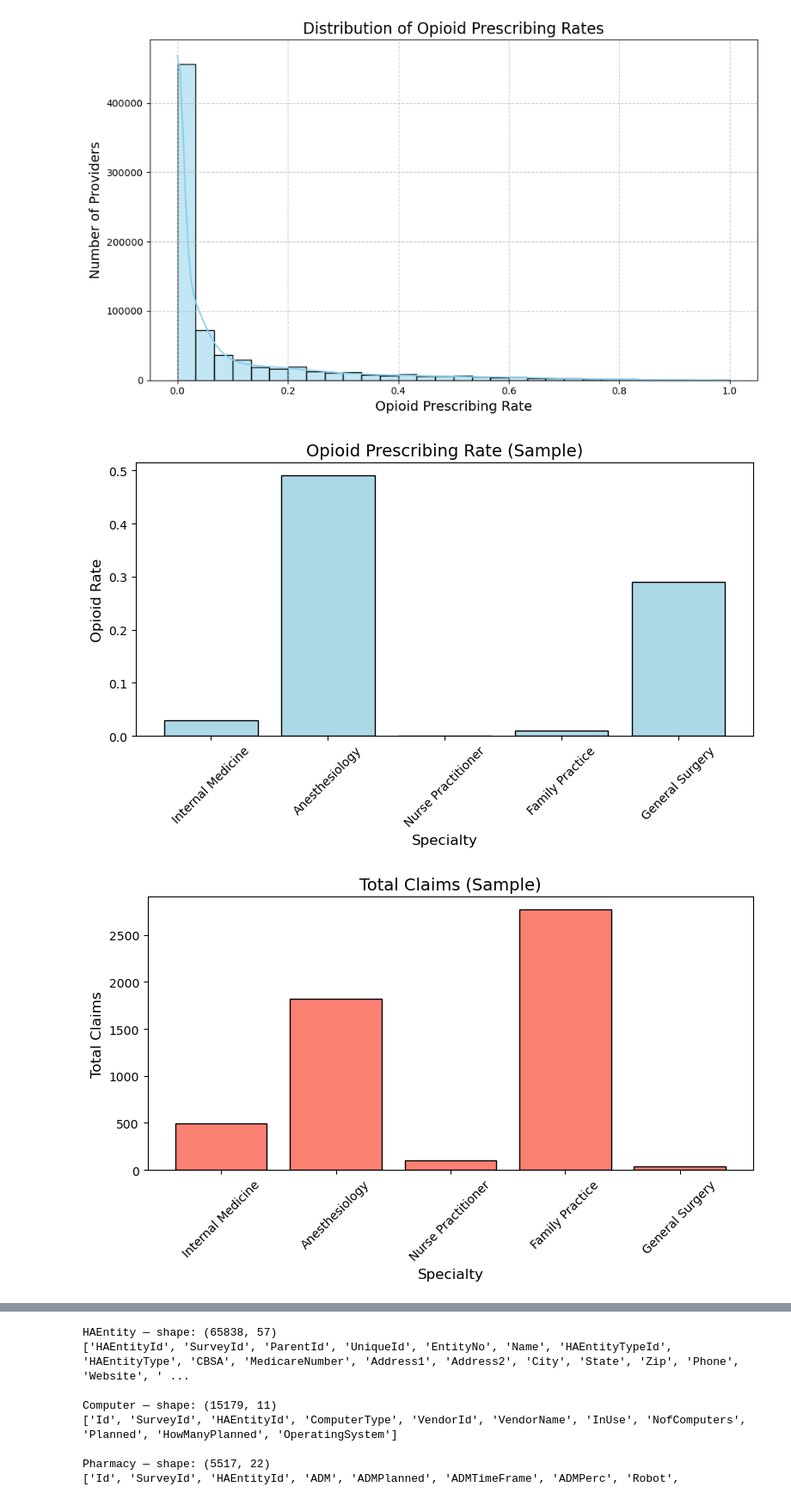
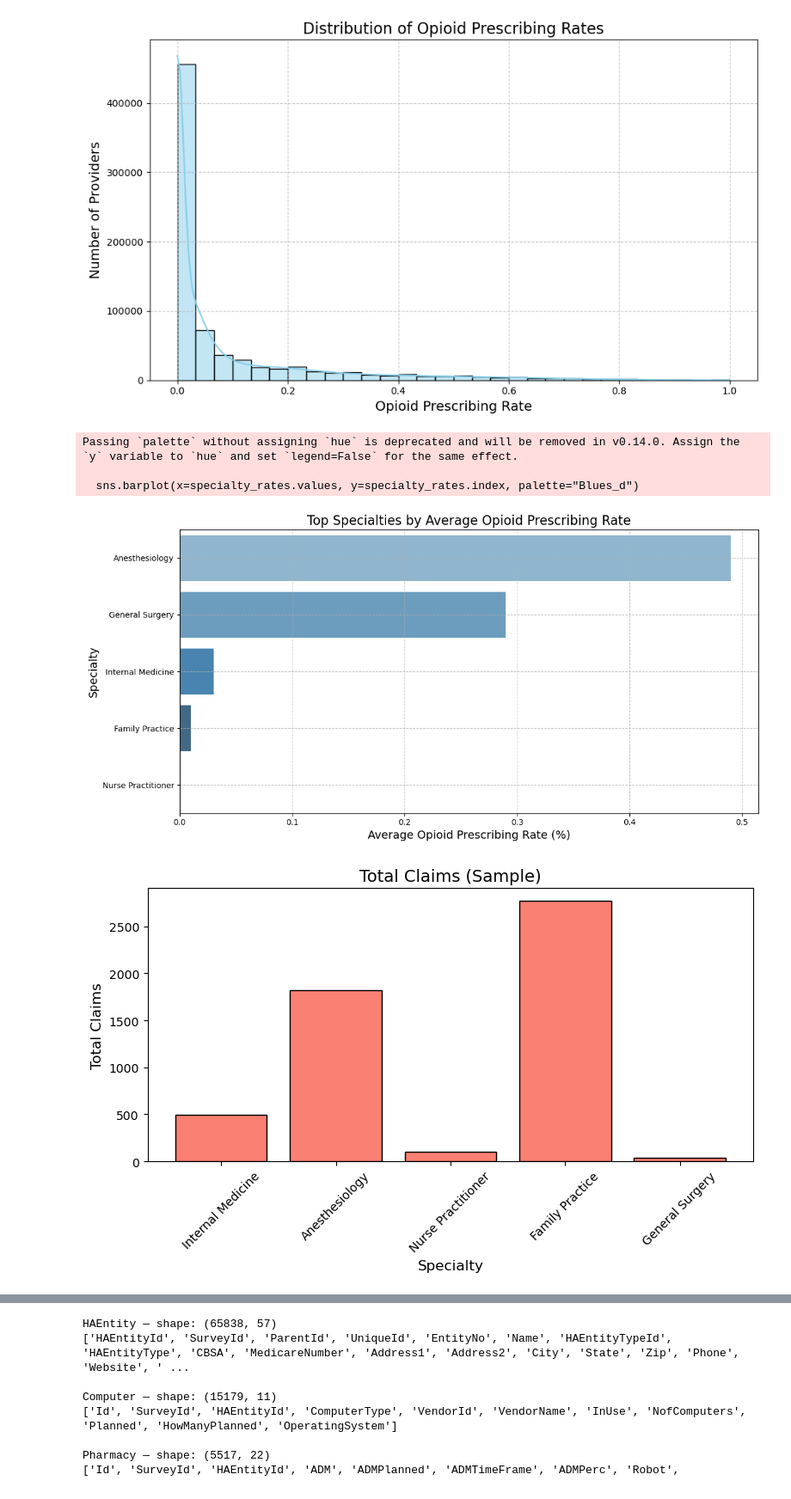
Before and after one commit to srak71/8660-GroupProject, a Jupyter notebook: OP-HIMSS-EDA.ipynb, the cells around one changed output, grey strips where cells are left out. Shown at 86% size. Saved outputs shown, nothing was run; the diff lists cells and outputs as text; code cells hidden in the pictures.

Commit message:
added relavent plots

```diff
--- a/OP-HIMSS-EDA.ipynb
+++ b/OP-HIMSS-EDA.ipynb
@@ -72,27 +72,33 @@ plt.show()
 # %%
 sample_data = op_data[["specialty", "opioid_rate", "total_claims"]].head()
 x = np.arange(len(sample_data))
 width = 0.4
 
-plt.figure(figsize=(8,5))
-plt.bar(sample_data['specialty'], sample_data['opioid_rate'], color='lightblue', edgecolor='black')
-plt.title('Opioid Prescribing Rate (Sample)', fontsize=14)
-plt.xlabel('Specialty', fontsize=12)
-plt.ylabel('Opioid Rate', fontsize=12)
-plt.xticks(rotation=45)
+specialty_rates = sample_data.groupby('specialty')['opioid_rate'].mean().sort_values(ascending=False).head(10)
+
+plt.figure(figsize=(12, 6))
+sns.barplot(x=specialty_rates.values, y=specialty_rates.index, palette="Blues_d")
+
+plt.title('Top Specialties by Average Opioid Prescribing Rate', fontsize=16)
+plt.xlabel('Average Opioid Prescribing Rate (%)', fontsize=14)
+plt.ylabel('Specialty', fontsize=14)
+plt.grid(True, linestyle='--', alpha=0.7)
 plt.tight_layout()
 plt.show()
 
 plt.figure(figsize=(8,5))
 plt.bar(sample_data['specialty'], sample_data['total_claims'], color='salmon', edgecolor='black')
 plt.title('Total Claims (Sample)', fontsize=14)
 plt.xlabel('Specialty', fontsize=12)
 plt.ylabel('Total Claims', fontsize=12)
 plt.xticks(rotation=45)
 plt.tight_layout()
 plt.show()
 # %% [output]
+Passing `palette` without assigning `hue` is deprecated and will be removed in v0.14.0. Assign the `y` variable to `hue` and set `legend=False` for the same effect.
+
+  sns.barplot(x=specialty_rates.values, y=specialty_rates.index, palette="Blues_d")
-[figure, old version]
+[figure, new version]
 [figure]
 # %%
 # drop missing again just to be safe
```
Also changed, not shown: parts of 6 cells of this notebook.
